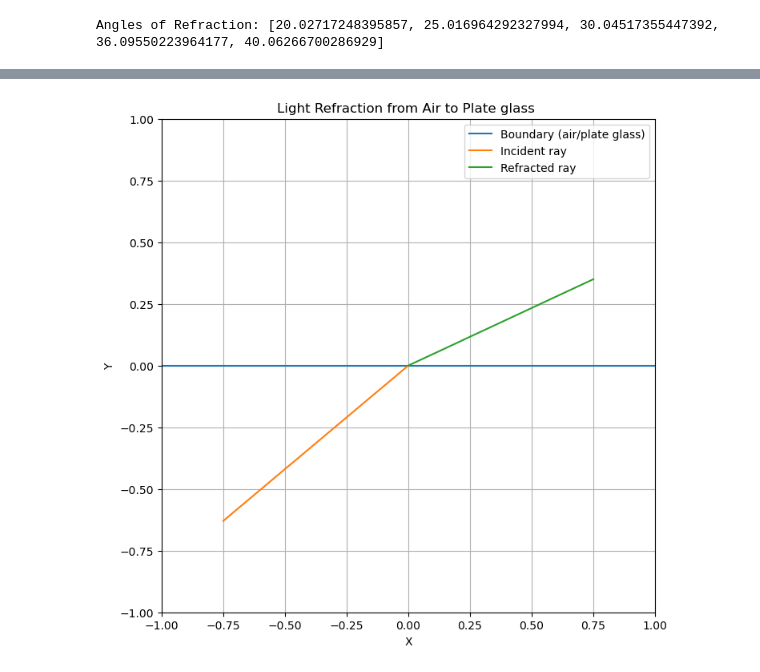
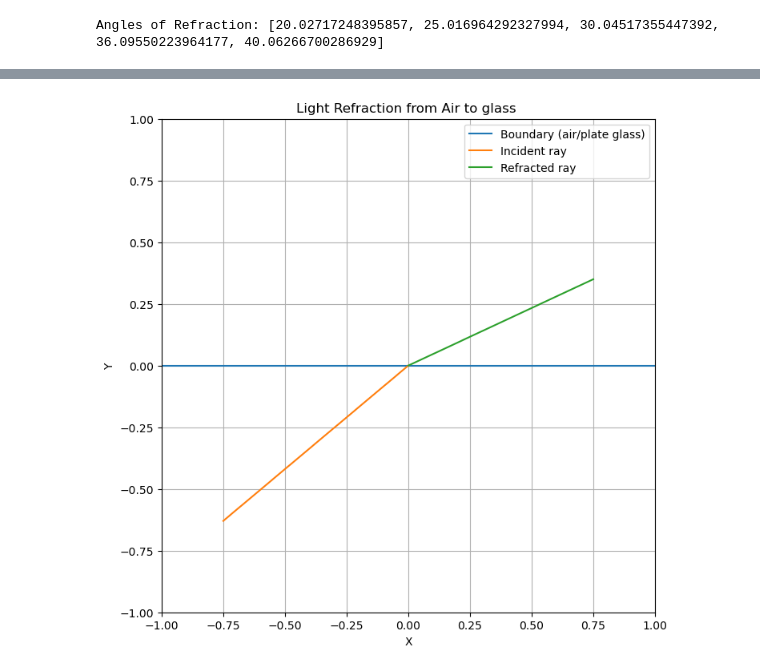
Before and after one commit to mzounmjt/Snell-s-law-python-project, a Jupyter notebook: مشروع مقرر نمذجه علميه.ipynb, the cells around one changed output, grey strips where cells are left out. Cells and saved outputs as stored; diff of their text form; code cells hidden in the pictures.

```diff
--- a/مشروع مقرر نمذجه علميه.ipynb
+++ b/مشروع مقرر نمذجه علميه.ipynb
@@ -82,32 +78,32 @@ import math
 import matplotlib.pyplot as plt
 import numpy as np
 n1 = 1    #air
 n2 = 1.52 #glass
 theta1_deg = 40
 theta1_rad = math.radians(theta1_deg)
 theta2_rad = math.asin(n1 * math.sin(theta1_rad) / n2)
 theta2_deg = math.degrees(theta2_rad)
 boundary_x = np.linspace(-1, 1, 400)
 boundary_y = np.zeros_like(boundary_x)
 #incident ray
 incident_x = np.linspace(-0.75, 0, 400)
 incident_y = incident_x * np.tan(theta1_rad)
 #Refracted_ray
 refracted_x = np.linspace(0, 0.75, 400)
 refracted_y = refracted_x * np.tan(theta2_rad)
 #Light Path throgh two mediums Graph
 plt.figure(figsize=(8, 8))
 plt.plot(boundary_x, boundary_y, label='Boundary (air/plate glass)')
 plt.plot(incident_x, incident_y, label='Incident ray')
 plt.plot(refracted_x, refracted_y, label='Refracted ray')
 plt.legend()
 plt.xlim([-1, 1])
 plt.ylim([-1, 1])
 plt.gca().set_aspect('equal', adjustable='box')
-plt.title('Light Refraction from Air to Plate glass ')
+plt.title('Light Refraction from Air to glass ')
 plt.xlabel('X')
 plt.ylabel('Y')
 plt.grid(True)
 plt.show()
 # %% [output]
-[figure, old version]
+[figure, new version]
```
Also changed, not shown: parts of 3 cells of this notebook.
